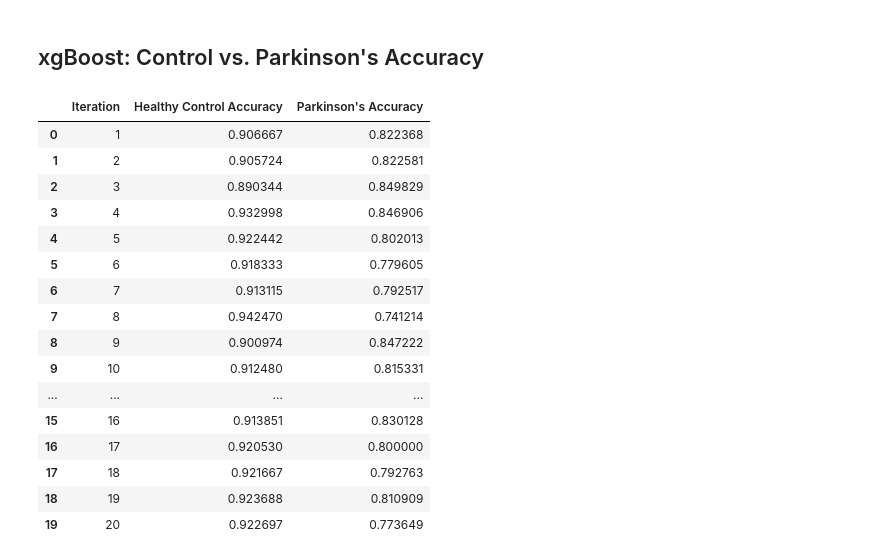
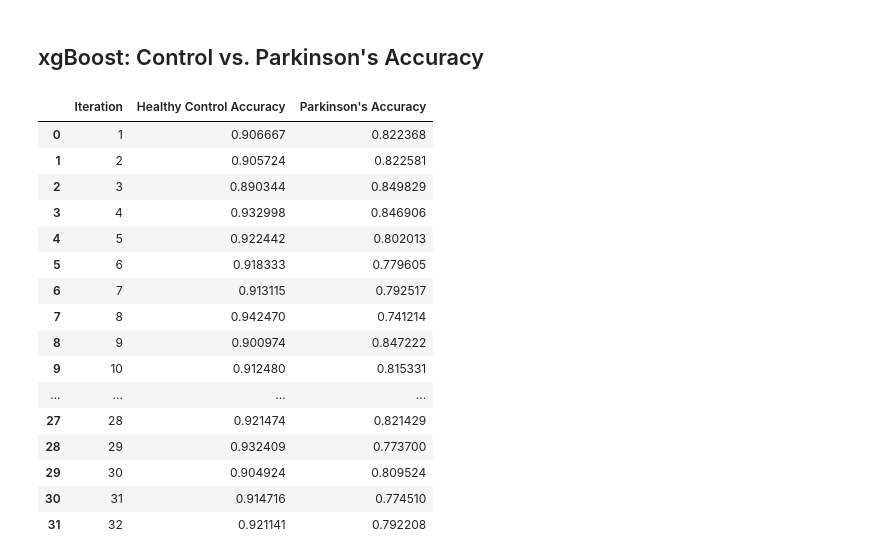
Before and after one commit to cjvilla/enose_predictions, a Jupyter notebook: exploratory_data.ipynb, the cells around one changed output. Cells and saved outputs as stored; diff of their text form; code cells hidden in the pictures.

```diff
--- a/exploratory_data.ipynb
+++ b/exploratory_data.ipynb
@@ -191,10 +238,10 @@ from sklearn.metrics import accuracy_score
 
 # Load your merged_dfset and preprocess it (as you've done)
 # Define features (X) and target variable (y)
-X = merged_df[['S1', 'S2', 'S3', 'S4', 'S5', 'S6', 'S7', 'S8', 'S9', 'S10',
+X = demographics[['S1', 'S2', 'S3', 'S4', 'S5', 'S6', 'S7', 'S8', 'S9', 'S10',
           'S11', 'S12', 'S13', 'S14', 'S15', 'S16', 'S17', 'S18', 'S19', 'S20',
           'S21', 'S22', 'S23', 'S24', 'S25', 'S26', 'S27', 'S28', 'S29', 'S30', 'S31', 'S32']]
-y = merged_df['group']  # Assuming 0 for Healthy Control and 1 for Alcoholic Liver Disease
+y = demographics['group']  # Assuming 0 for Healthy Control and 1 for Alcoholic Liver Disease
 
 # Filter the dataset to include only "Healthy Control" (0) and "Alcoholic Liver Disease" (1)
 selected_classes = [0, 1]
@@ -233,10 +367,10 @@ from sklearn.metrics import accuracy_score
 
 # Load your merged_dfset and preprocess it (as you've done)
 # Define features (X) and target variable (y)
-X = merged_df[['S1', 'S2', 'S3', 'S4', 'S5', 'S6', 'S7', 'S8', 'S9', 'S10',
+X = demographics[['S1', 'S2', 'S3', 'S4', 'S5', 'S6', 'S7', 'S8', 'S9', 'S10',
           'S11', 'S12', 'S13', 'S14', 'S15', 'S16', 'S17', 'S18', 'S19', 'S20',
           'S21', 'S22', 'S23', 'S24', 'S25', 'S26', 'S27', 'S28', 'S29', 'S30', 'S31', 'S32']]
-y = merged_df['group']  # Assuming 0 for Healthy Control and 1 for Alcoholic Liver Disease
+y = demographics['group']  # Assuming 0 for Healthy Control and 1 for Alcoholic Liver Disease
 
 # Filter the dataset to include only "Healthy Control" (0) and "Alcoholic Liver Disease" (1)
 selected_classes = [0, 1]
@@ -530,10 +760,10 @@ warnings.filterwarnings('ignore', category=UserWarning, module='xgboost')
 results_list = []
 
 # Define features (X) and target variable (y)
-X = merged_df[['S1', 'S2', 'S3', 'S4', 'S5', 'S6', 'S7', 'S8', 'S9', 'S10',
+X = demographics[['S1', 'S2', 'S3', 'S4', 'S5', 'S6', 'S7', 'S8', 'S9', 'S10',
               'S11', 'S12', 'S13', 'S14', 'S15', 'S16', 'S17', 'S18', 'S19', 'S20',
               'S21', 'S22', 'S23', 'S24', 'S25', 'S26', 'S27', 'S28', 'S29', 'S30', 'S31', 'S32']]
-y = merged_df['group']  # 0 for Healthy Control, 1 for Alcoholic Liver Disease, and 2 for Parkinson's
+y = demographics['group']  # 0 for Healthy Control, 1 for Alcoholic Liver Disease, and 2 for Parkinson's
 
 # Filter the dataset to include only "Healthy Control" (0) and "Alcoholic Liver Disease" (1)
 selected_groups = [0, 1]
@@ -541,7 +771,7 @@ X_filtered = X[y.isin(selected_groups)]
 y_filtered = y[y.isin(selected_groups)]
 
 # Specify the number of iterations
-num_iterations = 20
+num_iterations = 32
 
 for iteration in range(num_iterations):
     # Split the filtered dataset into training and testing sets with a random seed
@@ -569,10 +799,10 @@ for iteration in range(num_iterations):
     results_list.append(iteration_df)
 
 # Concatenate all DataFrames in the results list
-xgboost_ald_accuracy = pd.concat(results_list, ignore_index=True)
+xgboost_ald_binary_accuracy_results = pd.concat(results_list, ignore_index=True)
 
 # Display the results DataFrame
-xgboost_ald_accuracy.head(50)
+xgboost_ald_binary_accuracy_results.head(50) # add percent difference as the last column
 # %% [output]
 |  | Iteration | Healthy Control Accuracy | Alcoholic Liver Disease Accuracy |
 | 0 | 1 | 0.959933 | 0.866261 |
@@ -622,10 +846,10 @@ warnings.filterwarnings('ignore', category=UserWarning, module='xgboost')
 results_list = []
 
 # Define features (X) and target variable (y)
-X = merged_df[['S1', 'S2', 'S3', 'S4', 'S5', 'S6', 'S7', 'S8', 'S9', 'S10',
+X = demographics[['S1', 'S2', 'S3', 'S4', 'S5', 'S6', 'S7', 'S8', 'S9', 'S10',
               'S11', 'S12', 'S13', 'S14', 'S15', 'S16', 'S17', 'S18', 'S19', 'S20',
               'S21', 'S22', 'S23', 'S24', 'S25', 'S26', 'S27', 'S28', 'S29', 'S30', 'S31', 'S32']]
-y = merged_df['group']  # Assuming 0 for Healthy Control, 1 for Alcoholic Liver Disease, and 2 for Parkinson's
+y = demographics['group']  # Assuming 0 for Healthy Control, 1 for Alcoholic Liver Disease, and 2 for Parkinson's
 
 # Filter the dataset to include only "Healthy Control" (0) and "Alcoholic Liver Disease" (1)
 selected_groups = [0, 1]
@@ -633,7 +857,7 @@ X_filtered = X[y.isin(selected_groups)]
 y_filtered = y[y.isin(selected_groups)]
 
 # Specify the number of iterations
-num_iterations = 20
+num_iterations = 32
 
 # Define a function to calculate sensitivity and specificity
 def sensitivity_specificity(y_true, y_pred, positive_class=1):
@@ -675,10 +899,10 @@ for iteration in range(num_iterations):
     results_list.append(iteration_df)
 
 # Concatenate all DataFrames in the results list
-xgboost_ald_sen = pd.concat(results_list, ignore_index=True)
+xgboost_ald_binary_sensitivity_results = pd.concat(results_list, ignore_index=True)
 
 # Display the results DataFrame
-xgboost_ald_sen.head(num_iterations)
+xgboost_ald_binary_sensitivity_results.head(num_iterations)
 # %% [output]
 |  | Iteration | Healthy Control Sensitivity | Alcoholic Liver Disease Sensitivity | Healthy Control Specificity | Alcoholic Liver Disease Specificity |
 | 0 | 1 | 0.959933 | 0.866261 | 0.866261 | 0.959933 |
@@ -728,7 +955,7 @@ warnings.filterwarnings('ignore', category=UserWarning, module='xgboost')
 results_list = []
 
 # Filter the dataset to include only Healthy Control (group 0) and Parkinson's (group 2)
-filtered_df = merged_df[(merged_df['group'] == 0) | (merged_df['group'] == 2)]
+filtered_df = demographics[(demographics['group'] == 0) | (demographics['group'] == 2)]
 
 # Define features (X) and the modified target variable (y)
 X = filtered_df[['S1', 'S2', 'S3', 'S4', 'S5', 'S6', 'S7', 'S8', 'S9', 'S10',
@@ -741,7 +968,7 @@ class_mapping = {0: 0, 2: 1}  # Map Parkinson's (2) to 1
 y = y.map(class_mapping)
 
 # Specify the number of iterations
-num_iterations = 20
+num_iterations = 32
 
 for iteration in range(num_iterations):
     # Split the dataset into training and testing sets with a random seed
@@ -757,37 +984,37 @@ for iteration in range(num_iterations):
     # Calculate accuracy for "Healthy Control" (0) and "Parkinson's" (1)
     accuracy_healthy_control = accuracy_score(y_test[y_test == 0], y_pred[y_test == 0])
     accuracy_parkinsons = accuracy_score(y_test[y_test == 1], y_pred[y_test == 1])
 
     # Create a DataFrame for the current iteration
     iteration_df = pd.DataFrame({
         'Iteration': [iteration + 1],
         'Healthy Control Accuracy': [accuracy_healthy_control],
         'Parkinson\'s Accuracy': [accuracy_parkinsons],
     })
 
     # Append the DataFrame to the results list
     results_list.append(iteration_df)
 
 # Concatenate all DataFrames in the results list
-xgboost_pd_accuracy = pd.concat(results_list, ignore_index=True)
+xgboost_pd_binary_accuracy_results = pd.concat(results_list, ignore_index=True)
 
 # Display the results DataFrame
-xgboost_pd_accuracy.head(num_iterations)
+xgboost_pd_binary_accuracy_results.head(num_iterations)
 # %% [output]
 |  | Iteration | Healthy Control Accuracy | Parkinson's Accuracy |
 | 0 | 1 | 0.906667 | 0.822368 |
 | 1 | 2 | 0.905724 | 0.822581 |
 | 2 | 3 | 0.890344 | 0.849829 |
 | 3 | 4 | 0.932998 | 0.846906 |
 | 4 | 5 | 0.922442 | 0.802013 |
 | 5 | 6 | 0.918333 | 0.779605 |
 | 6 | 7 | 0.913115 | 0.792517 |
 | 7 | 8 | 0.942470 | 0.741214 |
 | 8 | 9 | 0.900974 | 0.847222 |
 | 9 | 10 | 0.912480 | 0.815331 |
 | ... | ... | ... | ... |
-| 15 | 16 | 0.913851 | 0.830128 |
-| 16 | 17 | 0.920530 | 0.800000 |
-| 17 | 18 | 0.921667 | 0.792763 |
-| 18 | 19 | 0.923688 | 0.810909 |
-| 19 | 20 | 0.922697 | 0.773649 |
+| 27 | 28 | 0.921474 | 0.821429 |
+| 28 | 29 | 0.932409 | 0.773700 |
+| 29 | 30 | 0.904924 | 0.809524 |
+| 30 | 31 | 0.914716 | 0.774510 |
+| 31 | 32 | 0.921141 | 0.792208 |
```
Also changed, not shown: parts of 56 cells of this notebook.
